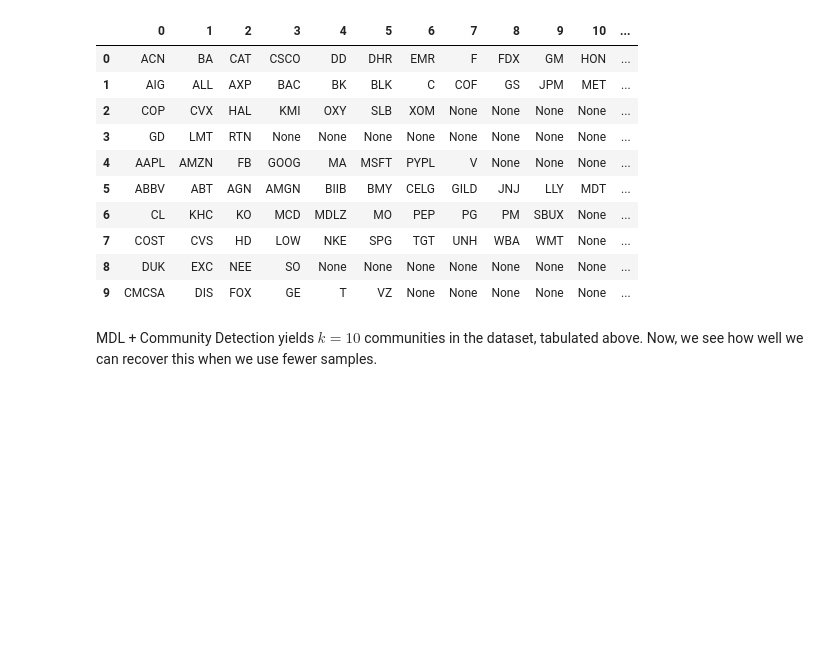
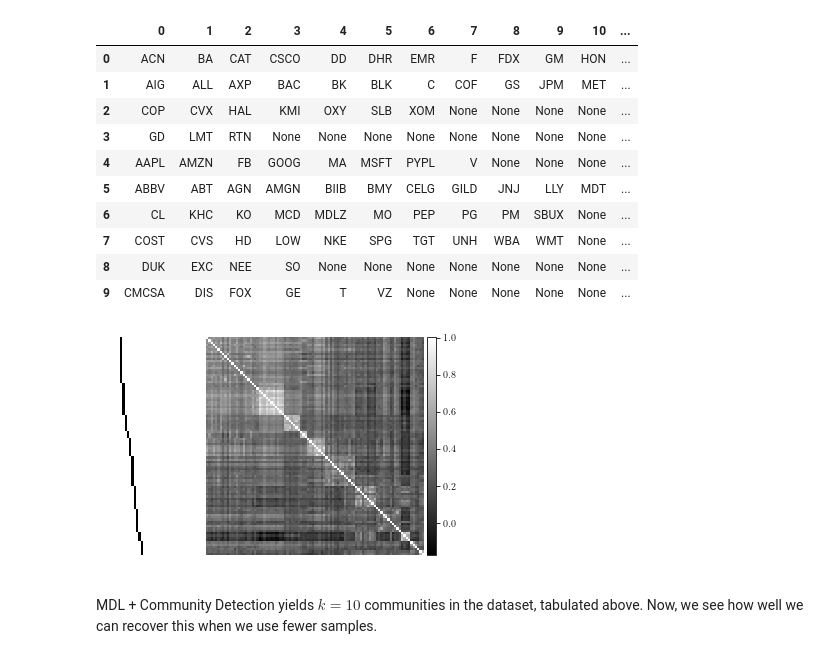
Before and after one commit to tmrod/timevary-netfeat-supplement, a Jupyter notebook: sbm_community_detection.ipynb, the cells around one changed output. Cells and saved outputs as stored; diff of their text form; code cells hidden in the pictures; blank space fills up the shorter version.

Commit message:
show covariance matrix of stock data

```diff
--- a/sbm_community_detection.ipynb
+++ b/sbm_community_detection.ipynb
@@ -532,6 +532,27 @@ pd.DataFrame.from_dict(D, orient='index')
 | 7 | COST | CVS | HD | LOW | NKE | SPG | TGT | UNH | WBA | WMT | None | ... |
 | 8 | DUK | EXC | NEE | SO | None | None | None | None | None | None | None | ... |
 | 9 | CMCSA | DIS | FOX | GE | T | VZ | None | None | None | None | None | ... |
+# %%
+reordered_log_returns = np.array([lr for label, lr in sorted(list(zip(list(labels.astype(int)), log_return.T)), key=lambda tup:tup[0])])
+reordered_C = np.cov(reordered_log_returns)
+
+fig, (ax1, ax2) = plt.subplots(1, 2, gridspec_kw={'width_ratios': [log_return.shape[1], log_return.shape[0]]})
+
+ax1.imshow(partition_indicator(sorted(labels)).todense(), cmap='binary', aspect='equal')
+ax1.axis('off')
+#ax1.plot(sorted(labels), list(range(len(labels))), color='k', linestyle='', marker=',')
+#ax1.set_ylim((0, len(labels)-1))
+#ax1.axis('off')
+
+im = ax2.imshow(reordered_C, cmap='gray')
+ax2.axis('off')
+
+cax = fig.add_axes([ax2.get_position().x1+0.01,ax2.get_position().y0,0.02,ax2.get_position().height])
+plt.colorbar(im, cax=cax)
+
+fig.savefig('figs/stock-covariance-matrix.pdf')
+# %% [output]
+[figure, added]
 # %% [markdown]
 MDL + Community Detection yields $k=10$ communities in the dataset, tabulated above.
 Now, we see how well we can recover this when we use fewer samples.
```
Also changed, not shown: 3 other files.
